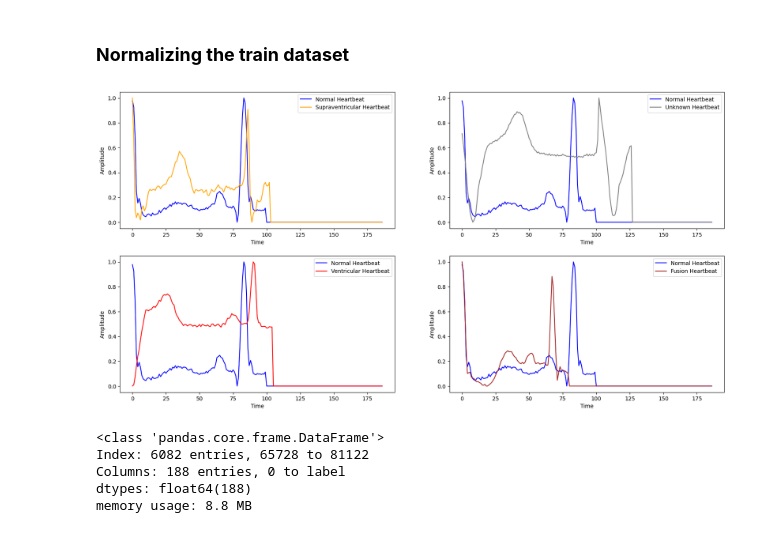
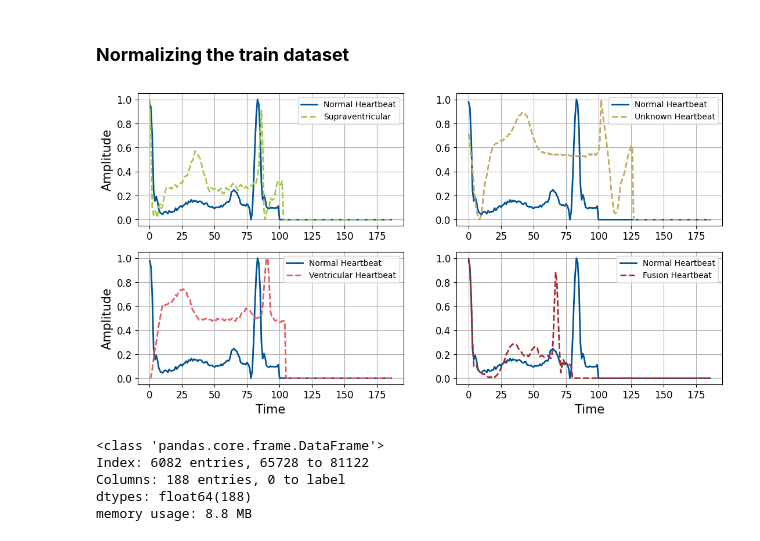
Before and after one commit to Dhawal-Modi/DSC_2024_Space_Jam, a Jupyter notebook: Task2.ipynb, the cells around one changed output. Saved outputs shown, nothing was run; the diff lists cells and outputs as text; code cells hidden in the pictures.

Commit message:
Fixing Visualizations

```diff
--- a/Task2.ipynb
+++ b/Task2.ipynb
@@ -70,39 +70,50 @@ df_two = df_train[df_train['label'] == 2]
 df_three = df_train[df_train['label'] == 3]
 df_four = df_train[df_train['label'] == 4]
 # %%
-plt.figure(figsize=(20, 10))
+plt.figure(figsize=(13, 6.5))
+
+fontsizelabels = 15
+fontsizeticks = 12
 
 plt.subplot(2, 2, 1)
-plt.plot(df_zero.iloc[0, :187], color='blue', label='Normal Heartbeat')
-plt.plot(df_one.iloc[0, :187], color='orange', label='Supraventricular Heartbeat')
-plt.xlabel('Time')
-plt.ylabel('Amplitude')
+plt.plot(df_zero.iloc[0, :187], color='#005394', label='Normal Heartbeat',linewidth=2)
+plt.plot(df_one.iloc[0, :187], color='#a0c849', label='Supraventricular', linestyle='dashed',linewidth=2)
+plt.ylabel('Amplitude', fontsize = fontsizelabels)
+plt.xticks(fontsize = fontsizeticks)
+plt.yticks(fontsize = fontsizeticks)
+plt.grid(True)
 plt.legend()
 
 plt.subplot(2, 2, 2)
-plt.plot(df_zero.iloc[0, :187], color='blue', label='Normal Heartbeat')
-plt.plot(df_four.iloc[0, :187], color='grey', label='Unknown Heartbeat')
-plt.xlabel('Time')
-plt.ylabel('Amplitude')
+plt.plot(df_zero.iloc[0, :187], color='#005394', label='Normal Heartbeat',linewidth=2)
+plt.plot(df_four.iloc[0, :187], color='#c1a961', label='Unknown Heartbeat', linestyle='dashed',linewidth=2)
+plt.xticks(fontsize = fontsizeticks)
+plt.yticks(fontsize = fontsizeticks)
+plt.grid(True)
 plt.legend()
 
 plt.subplot(2, 2, 3)
-plt.plot(df_zero.iloc[0, :187], color='blue', label='Normal Heartbeat')
-plt.plot(df_two.iloc[0, :187], color='red', label='Ventricular Heartbeat')
-plt.xlabel('Time')
-plt.ylabel('Amplitude')
+plt.plot(df_zero.iloc[0, :187], color='#005394', label='Normal Heartbeat', linewidth=2)
+plt.plot(df_two.iloc[0, :187], color='#e55a60', label='Ventricular Heartbeat', linestyle='dashed',linewidth=2)
+plt.xlabel('Time', fontsize = fontsizelabels)
+plt.ylabel('Amplitude', fontsize = fontsizelabels)
+plt.xticks(fontsize = fontsizeticks)
+plt.yticks(fontsize = fontsizeticks)
+plt.grid(True)
 plt.legend()
 
 plt.subplot(2, 2, 4)
-plt.plot(df_zero.iloc[0, :187], color='blue', label='Normal Heartbeat')
-plt.plot(df_three.iloc[0, :187], color='brown', label='Fusion Heartbeat')
-plt.xlabel('Time')
-plt.ylabel('Amplitude')
+plt.plot(df_zero.iloc[0, :187], color='#005394', label='Normal Heartbeat', linewidth=2)
+plt.plot(df_three.iloc[0, :187], color='brown', label='Fusion Heartbeat', linestyle='dashed',linewidth=2)
+plt.xlabel('Time', fontsize = fontsizelabels)
+plt.xticks(fontsize = fontsizeticks)
+plt.yticks(fontsize = fontsizeticks)
+plt.grid(True)
 plt.legend()
 
 plt.show()
 # %% [output]
-[figure, old version]
+[figure, new version]
 # %%
 df_zero = df_zero.sample(n=1200, random_state=1)
 df_one = df_one.sample(n=1200, random_state=1)
```
Also changed, not shown: parts of 1 cell of this notebook.
